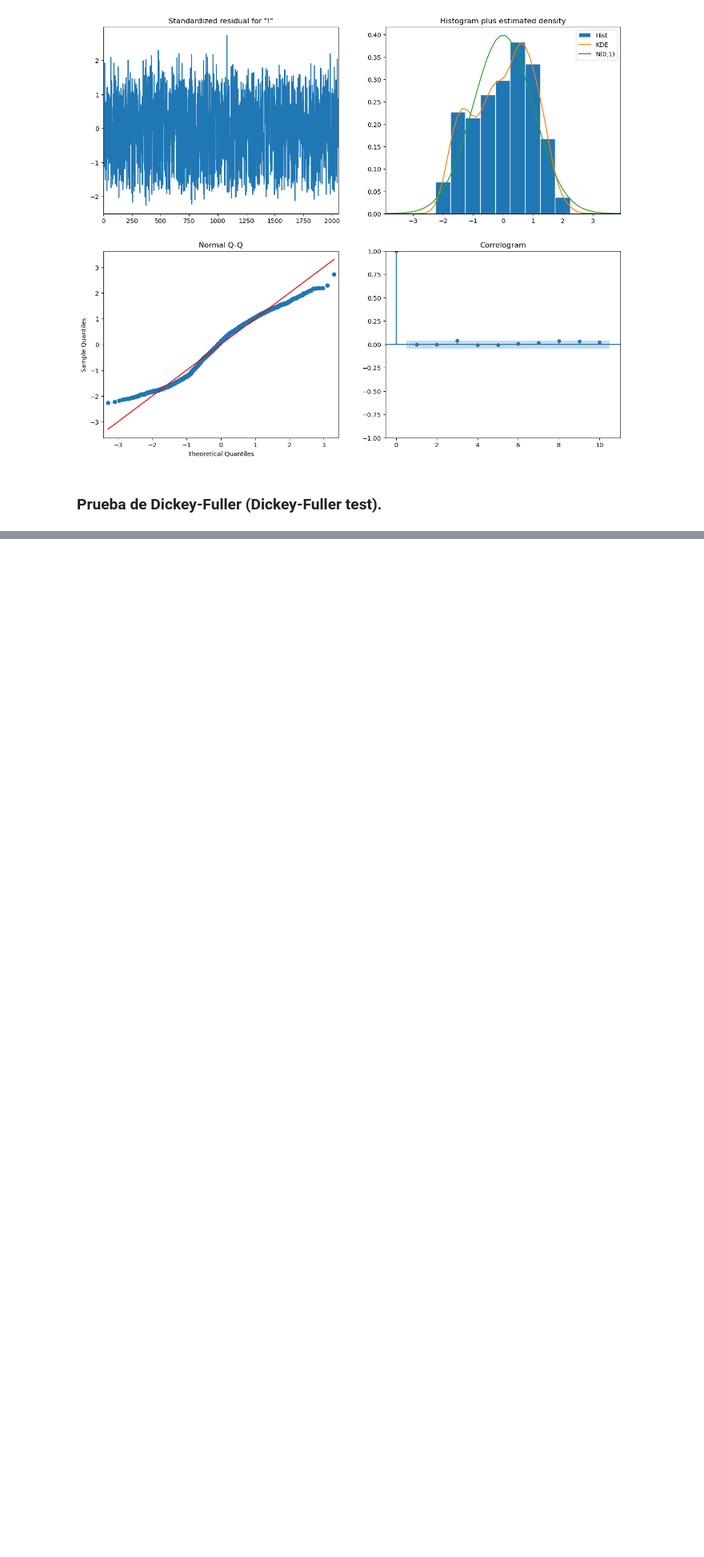
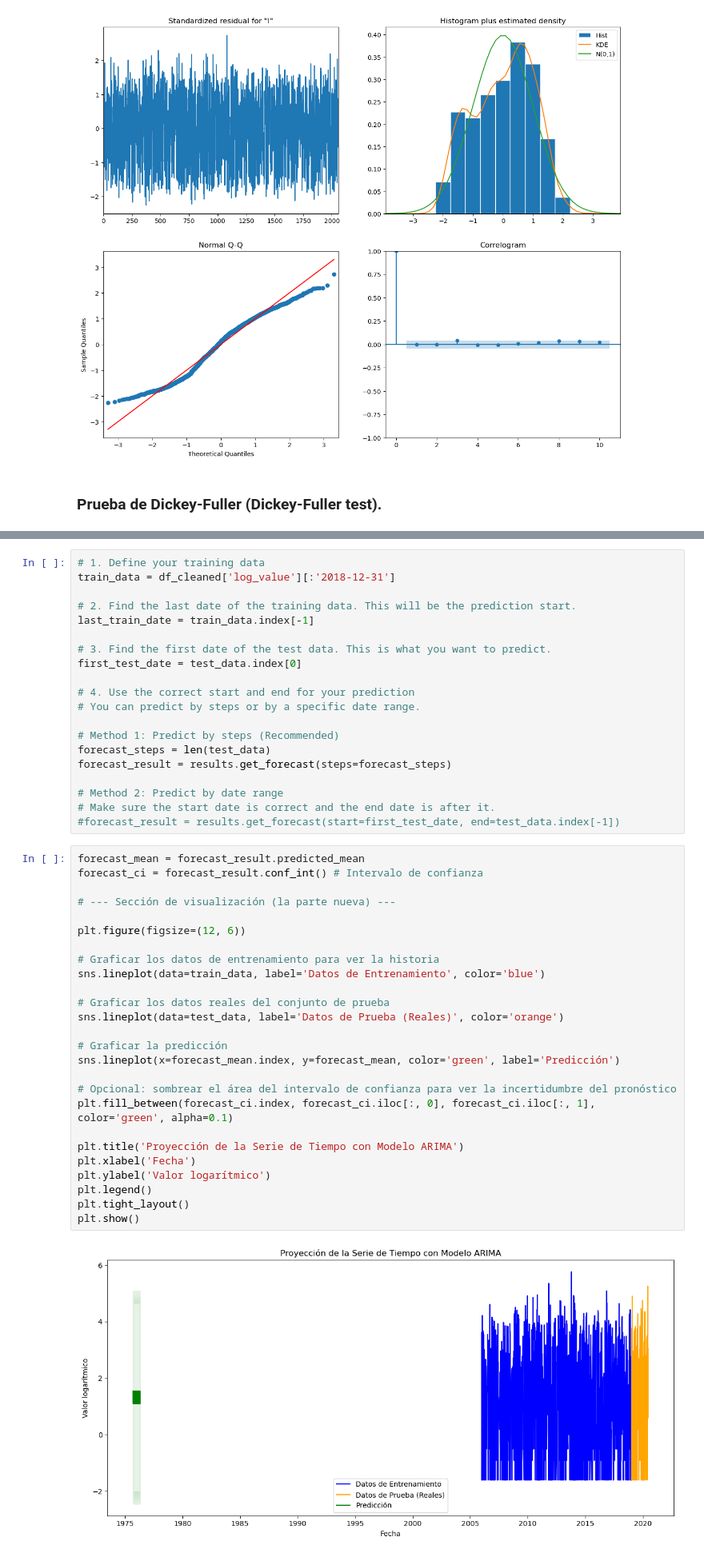
Before and after one commit to Bere333/Smart-Water-Analytics-BBRH, a Jupyter notebook: src/02_modeling_and_evaluation.ipynb, the cells around one changed output, grey strips where cells are left out. Shown at 80% size. Drawn from its saved outputs; the diff is of its cells as text; blank space fills up the shorter version.

Commit message:
updated train and test data

```diff
--- a/src/02_modeling_and_evaluation.ipynb
+++ b/src/02_modeling_and_evaluation.ipynb
@@ -483,0 +538,48 @@ KeyboardInterrupt:
+# %%
+# 1. Define your training data
+train_data = df_cleaned['log_value'][:'2018-12-31']
+
+# 2. Find the last date of the training data. This will be the prediction start.
+last_train_date = train_data.index[-1]
+
+# 3. Find the first date of the test data. This is what you want to predict.
+first_test_date = test_data.index[0]
+
+# 4. Use the correct start and end for your prediction
+# You can predict by steps or by a specific date range.
+
+# Method 1: Predict by steps (Recommended)
+forecast_steps = len(test_data)
+forecast_result = results.get_forecast(steps=forecast_steps)
+
+# Method 2: Predict by date range
+# Make sure the start date is correct and the end date is after it.
+#forecast_result = results.get_forecast(start=first_test_date, end=test_data.index[-1])
+# %%
+forecast_mean = forecast_result.predicted_mean
+forecast_ci = forecast_result.conf_int() # Intervalo de confianza
+
+# --- Sección de visualización (la parte nueva) ---
+
+plt.figure(figsize=(12, 6))
+
+# Graficar los datos de entrenamiento para ver la historia
+sns.lineplot(data=train_data, label='Datos de Entrenamiento', color='blue')
+
+# Graficar los datos reales del conjunto de prueba
+sns.lineplot(data=test_data, label='Datos de Prueba (Reales)', color='orange')
+
+# Graficar la predicción
+sns.lineplot(x=forecast_mean.index, y=forecast_mean, color='green', label='Predicción')
+
+# Opcional: sombrear el área del intervalo de confianza para ver la incertidumbre del pronóstico
+plt.fill_between(forecast_ci.index, forecast_ci.iloc[:, 0], forecast_ci.iloc[:, 1], color='green', alpha=0.1)
+
+plt.title('Proyección de la Serie de Tiempo con Modelo ARIMA')
+plt.xlabel('Fecha')
+plt.ylabel('Valor logarítmico')
+plt.legend()
+plt.tight_layout()
+plt.show()
+# %% [output]
+[figure, added]
```
Also changed, not shown: parts of 12 cells of this notebook.
